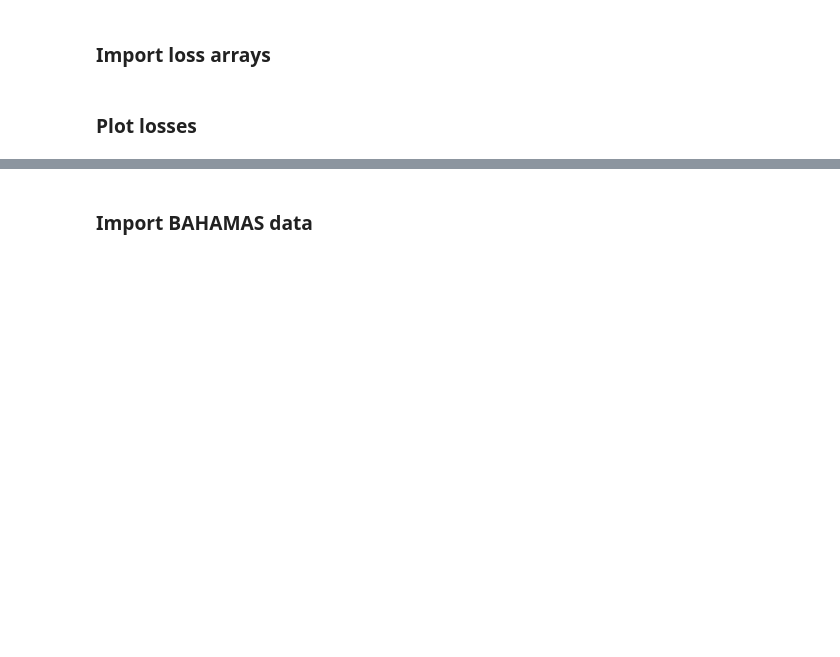
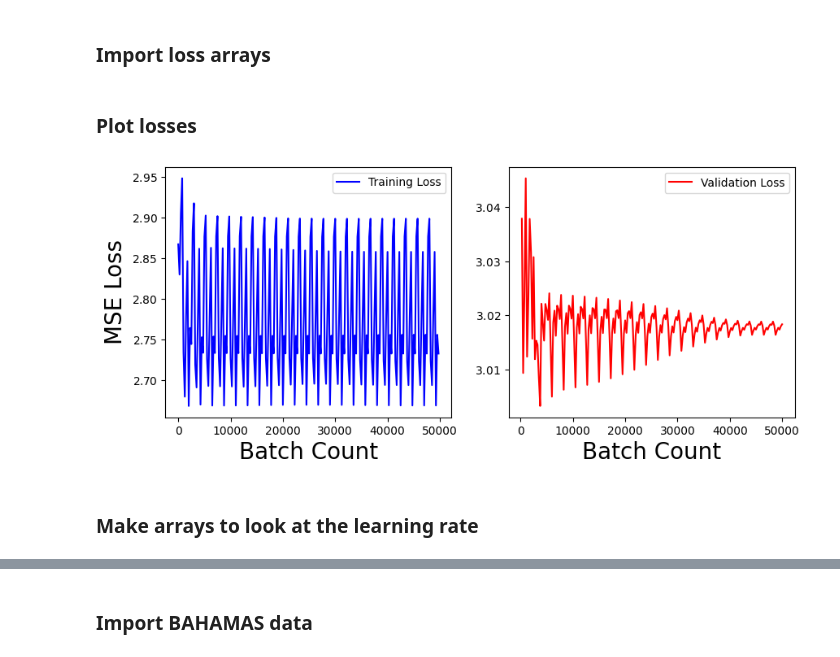
Before and after one commit to erichabjan/TNG_cluster_dynamics, a Jupyter notebook: GNN/gnn_model_test.ipynb, the cells around one changed output, grey strips where cells are left out. Drawn from its saved outputs; the diff is of its cells as text; code cells hidden in the pictures; blank space fills up the shorter version.

```diff
--- a/GNN/gnn_model_test.ipynb
+++ b/GNN/gnn_model_test.ipynb
@@ -22,10 +22,13 @@ import jax.nn as jnn
 # %% [markdown]
 ### Import parameters
 # %%
-suffix_jax = '_best'
+suffix_jax = '_testing_newdata'
 
 save_path = os.getcwd() + '/GNN_models/gnn_model_params' + suffix_jax + '.pkl'
 
+save_path = '/home/habjan.e/TNG/Sandbox_notebooks/phase_space_recon/GNN_models/gnn_model_params_norm_grid_layer.pkl'
+suffix_jax = '_norm_grid_layer'
+
 with open(save_path, 'rb') as f:
     loaded_params = pickle.load(f)
 # %% [markdown]
@@ -178,9 +187,11 @@ test_loss = np.load(data_path + 'test_loss' + suffix_jax + '.npy')
 train_loss = np.load(data_path + 'train_loss' + suffix_jax + '.npy')
 
 test_log = 25
-test_batches = np.arange(test_log, (len(test_loss) + 1) * test_log, test_log)
+test_fac = 10
+test_loss_plot = np.array([np.nanmedian(test_loss[i:i+test_fac]) for i in range(0, test_loss.shape[0], test_fac)])
+test_batches = np.arange((test_log * test_fac), (len(test_loss_plot) + 1) * (test_log * test_fac), (test_log * test_fac))
 
-train_log = 50
+train_log = 250
 train_loss_plot = np.array([np.nanmedian(train_loss[i:i+train_log]) for i in range(0, train_loss.shape[0], train_log)])
 train_batches = np.arange(1, (len(train_loss) + 1), train_log)
 # %% [markdown]
@@ -188,25 +199,29 @@ train_batches = np.arange(1, (len(train_loss) + 1), train_log)
 # %%
 fig, axs = plt.subplots(1, 2, figsize=(10, 4), gridspec_kw={'wspace': 0.2})
 
 axs[0].plot(train_batches, train_loss_plot, color = 'blue', label = 'Training Loss')
-axs[1].plot(test_batches, test_loss, color = 'red', label = 'Validation Loss')
+axs[1].plot(test_batches, test_loss_plot, color = 'red', label = 'Validation Loss')
 
 axs[0].set_xlabel('Batch Count', fontsize = 20)
 axs[1].set_xlabel('Batch Count', fontsize = 20)
 axs[0].set_ylabel(r'MSE Loss', fontsize = 20)
 
 #axs[0].set_yscale('symlog', linthresh=10**-3)
 #axs[1].set_yscale('symlog', linthresh=10**-3)
 
 for ax in axs:
     fmt = ScalarFormatter(useMathText=True)
     fmt.set_scientific(True)
     fmt.set_powerlimits((0, 0))
     fmt.set_useOffset(False)
     ax.yaxis.set_major_formatter(fmt)
 
 axs[0].legend()
 axs[1].legend()
 
-fig.savefig("/home/habjan.e/TNG/TNG_cluster_dynamics/figures/loss_curves.png", bbox_inches="tight")
+#fig.savefig("/home/habjan.e/TNG/TNG_cluster_dynamics/figures/loss_curves.png", bbox_inches="tight")
 plt.show()
+# %% [output]
+[figure, added]
+# %% [markdown]
+### Make arrays to look at the learning rate
```
Also changed, not shown: parts of 8 cells of this notebook, 9 other files.
